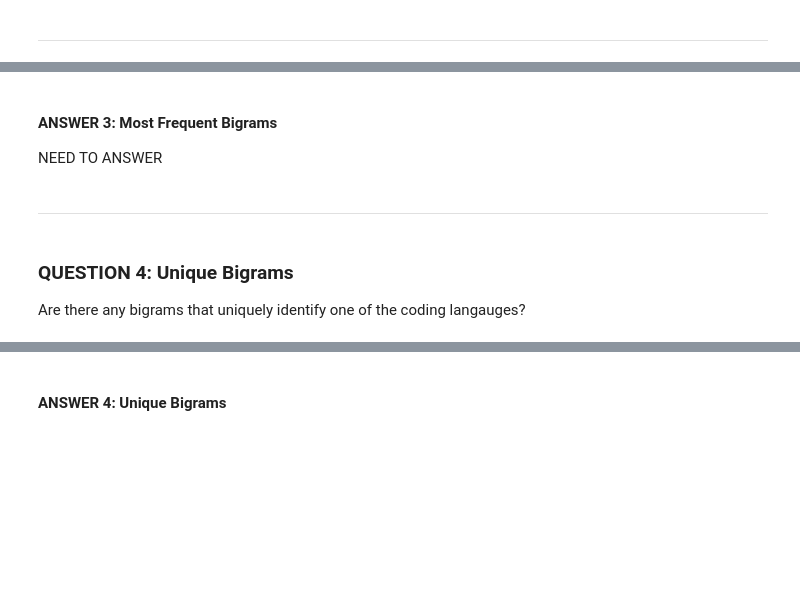
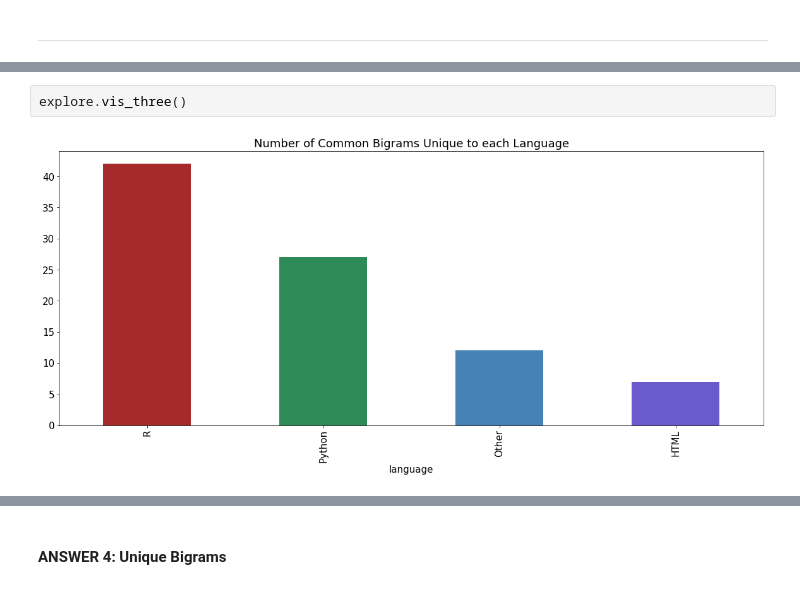
Before and after one commit to Two-Guys-and-a-Gal/NLP-Project, a Jupyter notebook: final_report.ipynb, the cells around one changed output, grey strips where cells are left out. Cells and saved outputs as stored; diff of their text form; blank space fills up the shorter version.

Commit message:
Updaed all visualizations

```diff
--- a/final_report.ipynb
+++ b/final_report.ipynb
@@ -308,8 +273,4 @@ Text(0.5, 1.0, 'R')
-# %% [markdown]
-#### ANSWER 3: Most Frequent Bigrams
-NEED TO ANSWER
-# %% [markdown]
----
-# %% [markdown]
-### QUESTION 4: Unique Bigrams
-Are there any bigrams that uniquely identify one of the coding langauges?
+# %%
+explore.vis_three()
+# %% [output]
+[figure, added]
```
Also changed, not shown: parts of 16 cells of this notebook.
